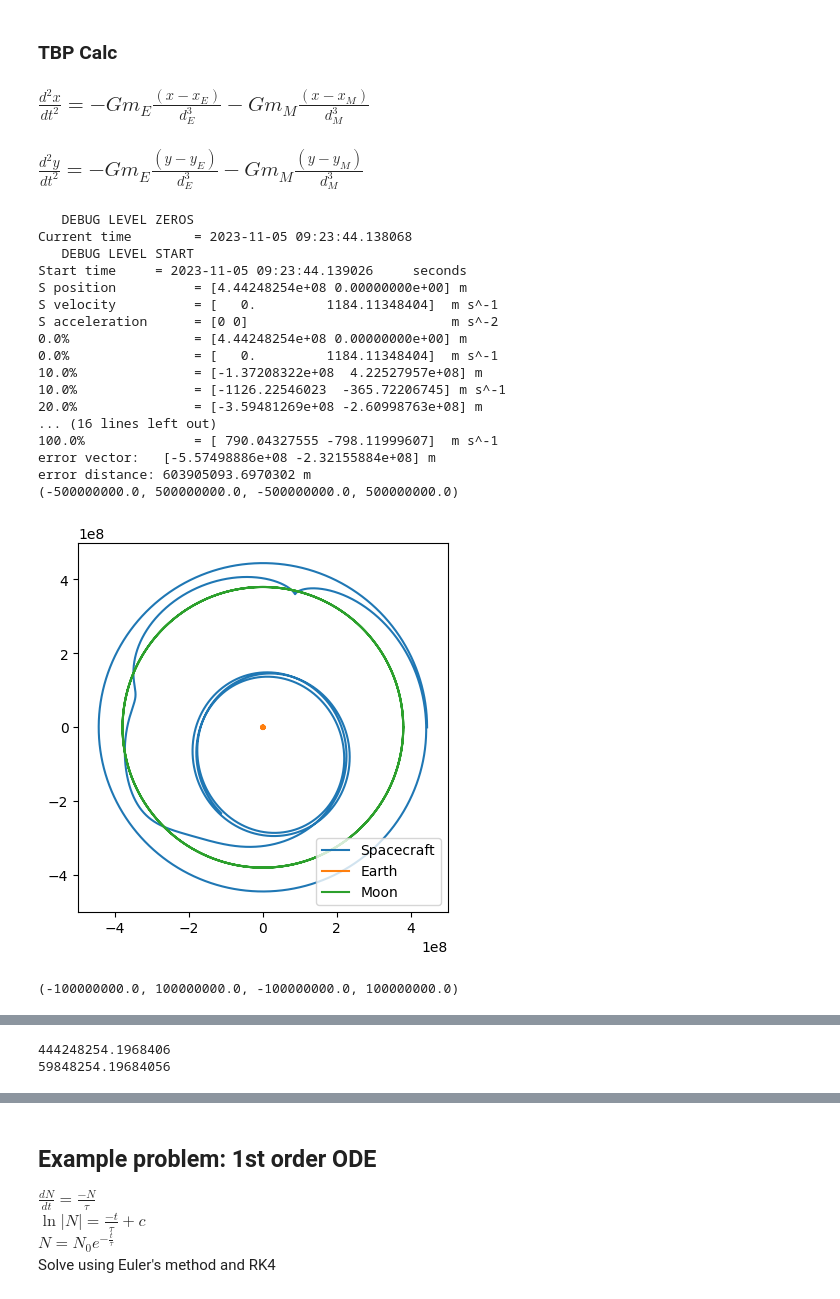
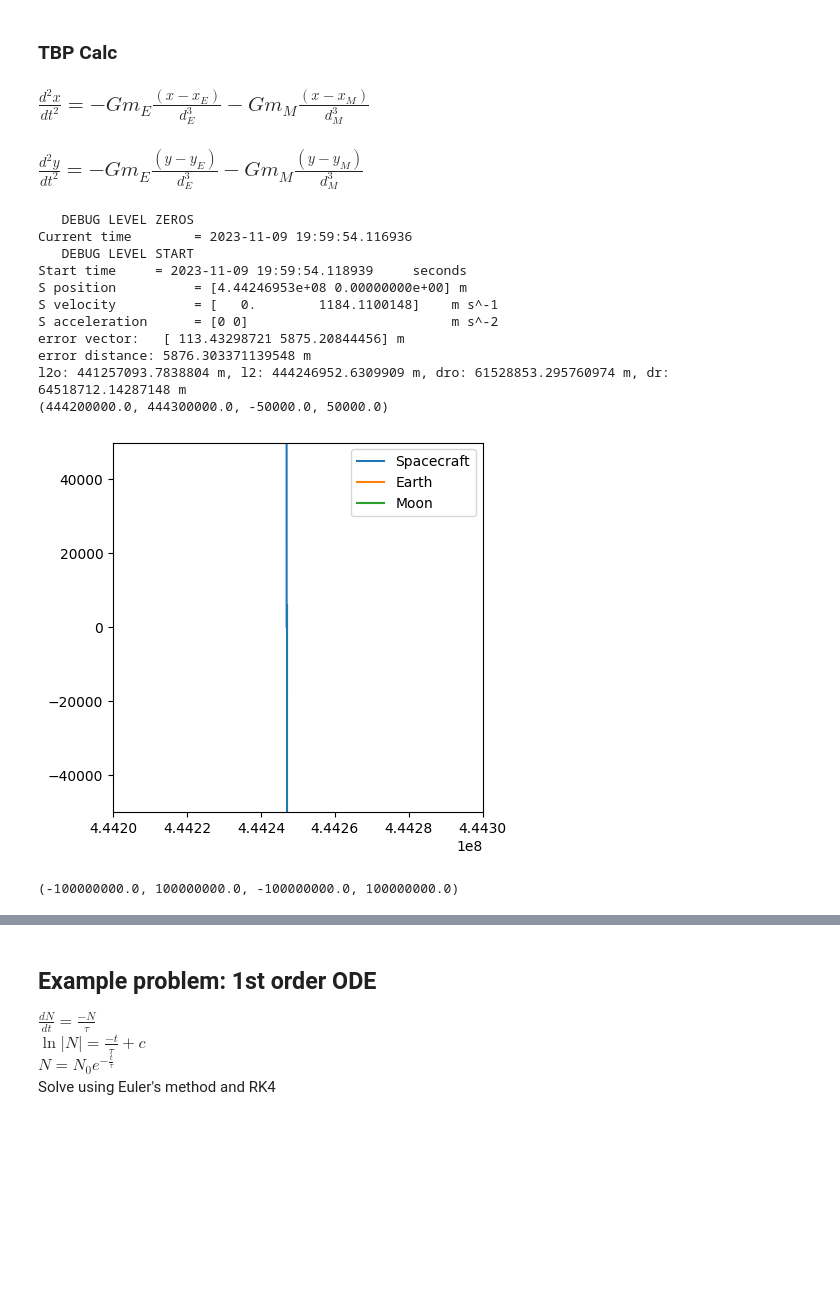
Before and after one commit to HalconDorado/CPr-3BodyProblem, a Jupyter notebook: test zone.ipynb, the cells around one changed output, grey strips where cells are left out. Drawn from its saved outputs; the diff is of its cells as text; code cells hidden in the pictures; blank space fills up the shorter version.

Commit message:
23-11-09 (2) Billy B Session Commit (1) is erroneous, still need to implement FFactor finding algorithm

```diff
--- a/test zone.ipynb
+++ b/test zone.ipynb
@@ -265,10 +265,12 @@ def RK4ODEsolve3BP(t_0, t_f, dt): #t_0: time initial [seconds], t_f: time final
         u3 = Spos + dt * v2
         v3 = Svel + dt * w2
         w3 = d2t_r(t + dt, *u3)
+        '''
         if i% (int(steps/10)) == 0:
             n = round(i / steps, 2) * 100
             printAlligned('{}%'.format(n), Spos,'m')
             printAlligned('{}%'.format(n), Svel,'m s^-1')
+        '''
         Spos = Spos + dt * (Svel + 2*v1 + 2*v2 + v3) / 6
         Svel = Svel + dt * (w0 + 2*w1 + 2*w2 + w3) / 6
         t = tList[i+1]
@@ -291,51 +293,62 @@ def plot(data=None,label='',mode='plot', plotLims=[-5e8,5e8,-5e8,5e8]):
     match mode:
         case 'plot':
             ax.plot(*data, label=label)
         case 'axes':
             ax = plt.figure().add_subplot()
             plotLims = ax.axis(plotLims)
             ax.set_aspect('equal',adjustable='box')
             print(plotLims)
         case 'show':
             ax.legend()
             plt.show()
 
-
-dr = d*(mM/3/mE)**(1/3) *0.972686
-l2 = d + d*(mM/3/mE)**(1/3) *0.972686
+f = 1.04859279325
+dro = d*(mM/3/mE)**(1/3)
+dr = d*(mM/3/mE)**(1/3) *f
+l2o = rM + d*(mM/3/mE)**(1/3)
+l2 = rM + d*(mM/3/mE)**(1/3) *f
 #l2 = d + d*(mM/3/mE)**(1/3) *0.96
 
 l2vel = 2*np.pi * l2 / P
 
+'''
+def findFFactor(fGuess = 1, dPlaces):
+    global f
+    f = 1
+    #find length of decimal part
+    dPlace = 1
+    while dPlace <= dPlaces:
+        dr = d*(mM/3/mE)**(1/3) *f
+        l2 = rM + d*(mM/3/mE)**(1/3) *f
+        initialize('fillVectors',inSpos=[l2,0],inSvel=[0, l2vel])
+        RK4ODEsolve3BP(0, P, 100)
+    dPlace, n
+'''
+
 initialize('fillVectors',inSpos=[l2,0],inSvel=[0, l2vel])
-SposList, MposList, EposList, tList = RK4ODEsolve3BP(0, 3*P, 80)
-plot(mode='axes')
+SposList, MposList, EposList, tList = RK4ODEsolve3BP(0, P, 100)
+print('l2o: {} m, l2: {} m, dro: {} m, dr: {} m'.format(l2o, l2,dro, dr))
+plot(mode='axes',plotLims=[4.442e8,4.443e8,-5e4,5e4])
 plot(data=SposList,label='Spacecraft')
 plot(data=EposList,label='Earth')
 plot(data=MposList,label='Moon')
 plot(mode='show')
 SLunCoordPos = SposList - MposList
 ELunCoordPos = EposList - MposList
 plot(mode='axes',plotLims=[-1e8,1e8,-1e8,1e8])
 plot(data=SLunCoordPos, label='Spacecraft')
 plot(mode='show')
 # %% [output]
    DEBUG LEVEL ZEROS
-Current time        = 2023-11-05 09:23:44.138068
+Current time        = 2023-11-09 19:59:54.116936
    DEBUG LEVEL START
-Start time     = 2023-11-05 09:23:44.139026     seconds
-S position          = [4.44248254e+08 0.00000000e+00] m
-S velocity          = [   0.         1184.11348404]  m s^-1
+Start time     = 2023-11-09 19:59:54.118939     seconds
+S position          = [4.44246953e+08 0.00000000e+00] m
+S velocity          = [   0.        1184.1100148]    m s^-1
 S acceleration      = [0 0]                          m s^-2
-0.0%                = [4.44248254e+08 0.00000000e+00] m
-0.0%                = [   0.         1184.11348404]  m s^-1
-10.0%               = [-1.37208322e+08  4.22527957e+08] m
-10.0%               = [-1126.22546023  -365.72206745] m s^-1
-20.0%               = [-3.59481269e+08 -2.60998763e+08] m
-... (16 lines left out)
-100.0%              = [ 790.04327555 -798.11999607]  m s^-1
-error vector:   [-5.57498886e+08 -2.32155884e+08] m
-error distance: 603905093.6970302 m
-(-500000000.0, 500000000.0, -500000000.0, 500000000.0)
+error vector:   [ 113.43298721 5875.20844456] m
+error distance: 5876.303371139548 m
+l2o: 441257093.7838804 m, l2: 444246952.6309909 m, dro: 61528853.295760974 m, dr: 64518712.14287148 m
+(444200000.0, 444300000.0, -50000.0, 50000.0)
-[figure, old version]
+[figure, new version]
 (-100000000.0, 100000000.0, -100000000.0, 100000000.0)
@@ -343,5 +356,3 @@ error distance: 603905093.6970302 m
-444248254.1968406
-59848254.19684056
 # %%
 printAlligned('lagrange point 2:', l2, 'm')
 printAlligned('Moon-L2 distance:', dr, 'm')
```
Also changed, not shown: parts of 2 cells of this notebook.
